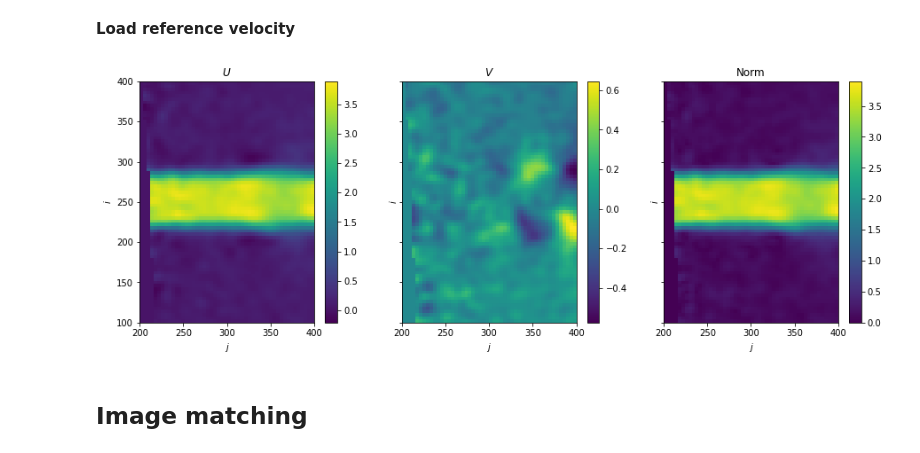
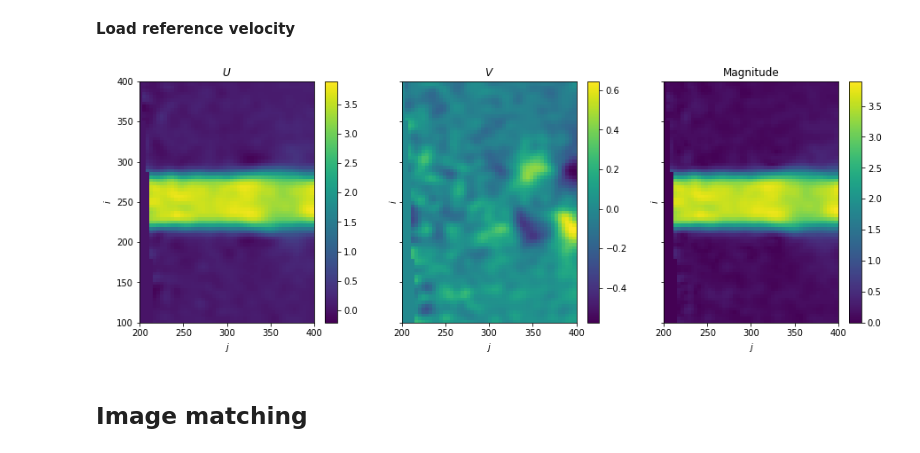
Before and after one commit to lento234/pivuq, a Jupyter notebook: examples/01_image_matching.ipynb, the cells around one changed output. Saved outputs shown, nothing was run; the diff lists cells and outputs as text; code cells hidden in the pictures.

```diff
--- a/examples/01_image_matching.ipynb
+++ b/examples/01_image_matching.ipynb
@@ -46,26 +46,26 @@ for ax in axes:
 data = np.loadtxt(os.path.join(parent_path + "B00010.dat"), skiprows=3).T
 
 I, J = 128, 128
-X = np.reshape(data[0], (I, J))
-Y = np.reshape(data[1], (I, J))
+X = np.reshape(data[0], (I, J)) - 1  # zero-index
+Y = np.reshape(data[1], (I, J)) - 1
 U = np.stack((np.reshape(data[2], (I, J)), np.reshape(data[3], (I, J))))
 # %%
 fig, axes = plt.subplots(ncols=3, sharex=True, sharey=True, figsize=(15, 5))
 
 for i, (ax, var) in enumerate(zip(axes[:2], ["U", "V"])):
     im = ax.pcolormesh(X, Y, U[i])
     fig.colorbar(im, ax=ax)
     ax.set(title=f"${var}$")
 
 ax = axes[-1]
 im = ax.pcolormesh(X, Y, np.linalg.norm(U, axis=0))
 fig.colorbar(im, ax=ax)
-ax.set(title="Norm")
+ax.set(title="Magnitude")
 
 for ax in axes:
     ax.set(xlim=(200, 400), ylim=(100, 400), xlabel="$j$", ylabel="$i$")
 # %% [output]
-[figure, old version]
+[figure, new version]
 # %% [markdown]
 ## Image matching
 # %%
```
Also changed, not shown: parts of 3 cells of this notebook, 6 other files.
